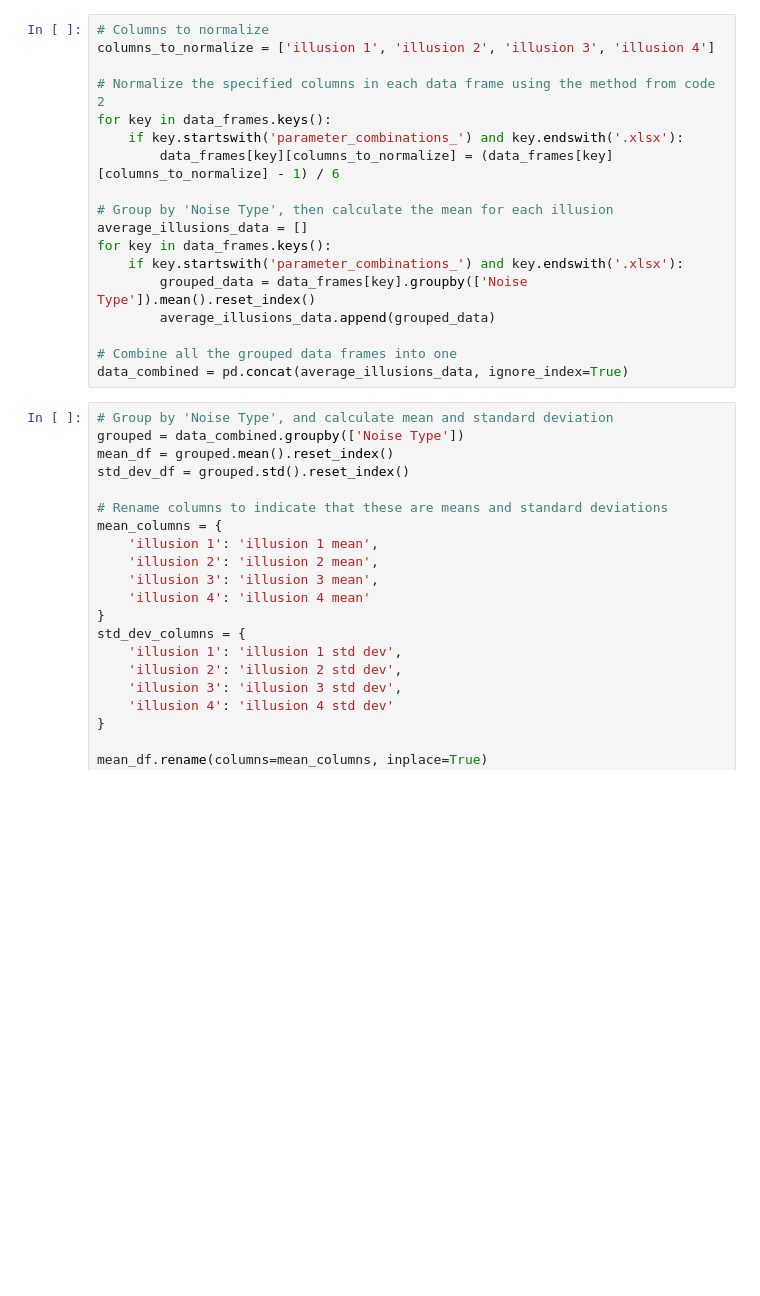
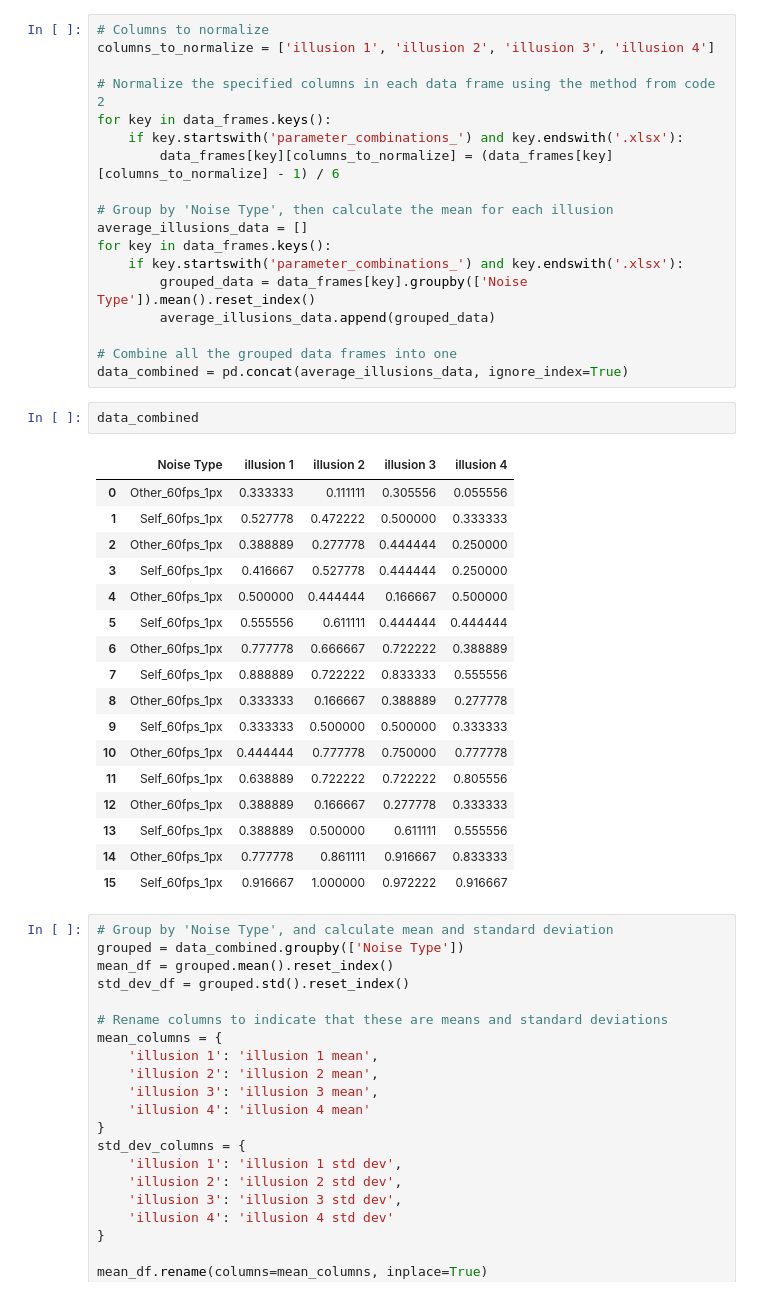
Before and after one commit to cantonsir/Magnetic-Sand-Illusions, a Jupyter notebook: Notebook/Self_vs_Other.ipynb, the cells around one changed output. Saved outputs shown, nothing was run; the diff lists cells and outputs as text; blank space fills up the shorter version.

```diff
--- a/Notebook/Self_vs_Other.ipynb
+++ b/Notebook/Self_vs_Other.ipynb
@@ -39,6 +39,26 @@ for key in data_frames.keys():
 
 # Combine all the grouped data frames into one
 data_combined = pd.concat(average_illusions_data, ignore_index=True)
+# %%
+data_combined
+# %% [output]
+|  | Noise Type | illusion 1 | illusion 2 | illusion 3 | illusion 4 |
+| 0 | Other_60fps_1px | 0.333333 | 0.111111 | 0.305556 | 0.055556 |
+| 1 | Self_60fps_1px | 0.527778 | 0.472222 | 0.500000 | 0.333333 |
+| 2 | Other_60fps_1px | 0.388889 | 0.277778 | 0.444444 | 0.250000 |
+| 3 | Self_60fps_1px | 0.416667 | 0.527778 | 0.444444 | 0.250000 |
+| 4 | Other_60fps_1px | 0.500000 | 0.444444 | 0.166667 | 0.500000 |
+| 5 | Self_60fps_1px | 0.555556 | 0.611111 | 0.444444 | 0.444444 |
+| 6 | Other_60fps_1px | 0.777778 | 0.666667 | 0.722222 | 0.388889 |
+| 7 | Self_60fps_1px | 0.888889 | 0.722222 | 0.833333 | 0.555556 |
+| 8 | Other_60fps_1px | 0.333333 | 0.166667 | 0.388889 | 0.277778 |
+| 9 | Self_60fps_1px | 0.333333 | 0.500000 | 0.500000 | 0.333333 |
+| 10 | Other_60fps_1px | 0.444444 | 0.777778 | 0.750000 | 0.777778 |
+| 11 | Self_60fps_1px | 0.638889 | 0.722222 | 0.722222 | 0.805556 |
+| 12 | Other_60fps_1px | 0.388889 | 0.166667 | 0.277778 | 0.333333 |
+| 13 | Self_60fps_1px | 0.388889 | 0.500000 | 0.611111 | 0.555556 |
+| 14 | Other_60fps_1px | 0.777778 | 0.861111 | 0.916667 | 0.833333 |
+| 15 | Self_60fps_1px | 0.916667 | 1.000000 | 0.972222 | 0.916667 |
 # %%
 # Group by 'Noise Type', and calculate mean and standard deviation
 grouped = data_combined.groupby(['Noise Type'])
```
Also changed, not shown: parts of 5 cells of this notebook, 2 other files.
